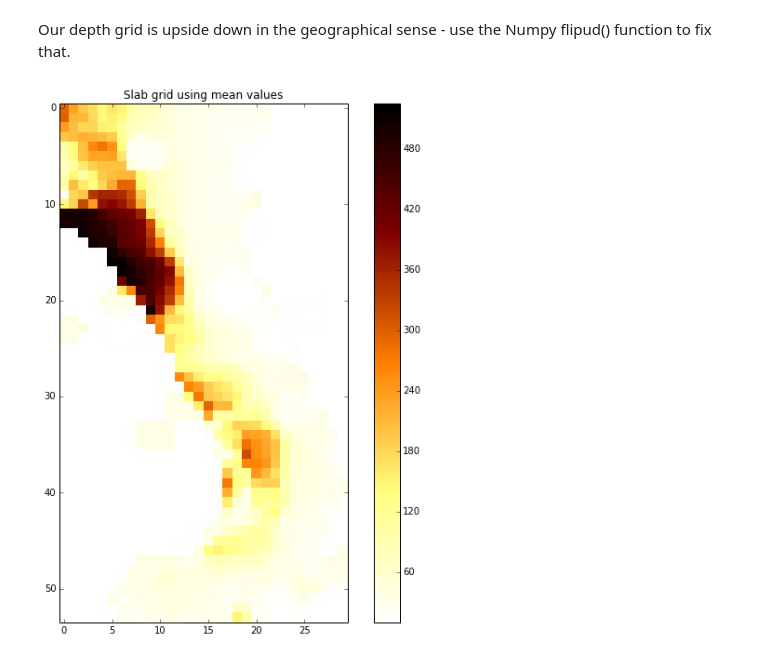
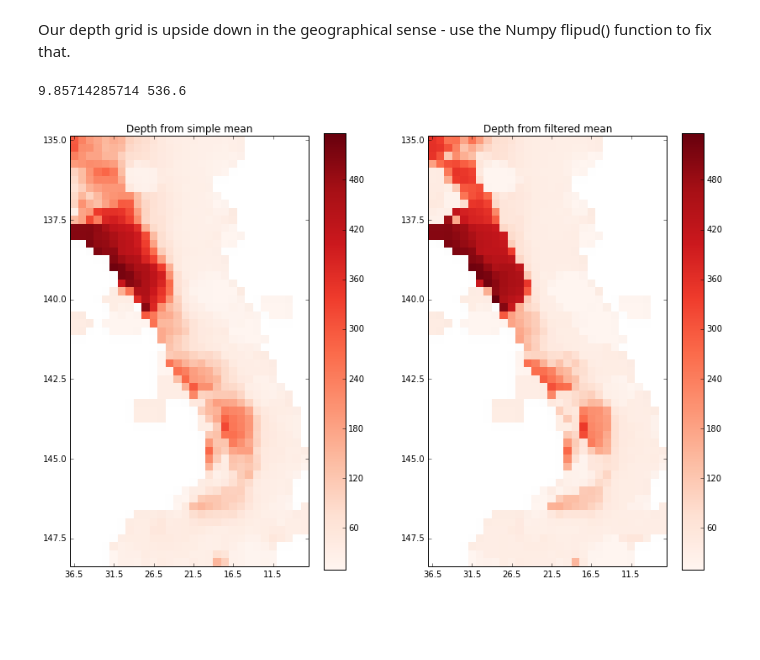
Before and after one commit to usgs/slab2, a Jupyter notebook: notebooks/IntroToSlab2.0.ipynb, the cells around one changed output. Saved outputs shown, nothing was run; the diff lists cells and outputs as text; code cells hidden in the pictures; blank space fills up the shorter version.

```diff
--- a/notebooks/IntroToSlab2.0.ipynb
+++ b/notebooks/IntroToSlab2.0.ipynb
@@ -58,8 +100,20 @@ for i in range(0,len(lats)):
         elon = lons[j]
         elist = getEventsInCircle(elat,elon,radius,eventlist)
         alldepths = np.array([e['depth'] for e in elist])
-        depmean = np.nanmean(alldepths)
-        depths[i,j] = np.nanmean(alldepths)
+        alldepths = alldepths[np.isfinite(alldepths)]
+        if len(alldepths):
+            depmean = np.nanmean(alldepths)
+            mu, std = norm.fit(alldepths)
+            minmag = mu-std
+            maxmag = mu+std
+            filtdepths = alldepths[(alldepths >= minmag) & (alldepths <= maxmag)]
+            fdepmean = np.nanmean(filtdepths)
+        else:
+            depmean = np.NaN
+            fdepmean = np.NaN
+        depths[i,j] = depmean
+        hdepths[i,j] = fdepmean
+        samples[i,j] = len(alldepths)
 tend = datetime.now()
 print 'Creating mean depth grid for %i cells took %.1f seconds' % (nrows*ncols,(tend-tstart).seconds)
 # %% [output]
@@ -68,11 +122,4 @@ Creating mean depth grid for 1620 cells took 40.0 seconds
 Our depth grid is upside down in the geographical sense - use the Numpy flipud() function to fix that.
 # %%
 depths = np.flipud(depths)
+hdepths = np.flipud(hdepths)
-# %%
-fig = plt.figure(figsize=(10,10))
-plt.imshow(depths,cmap='afmhot_r',interpolation='none');
-#plt.imshow(depths,cmap='jet_r',interpolation='none');
-plt.colorbar();
-plt.title('Slab grid using mean values');
-# %% [output]
-[figure, removed]
@@ -78,0 +148,34 @@ plt.title('Slab grid using mean values');
+# %%
+dmin = min(np.nanmin(depths),np.nanmin(hdepths))
+dmax = max(np.nanmax(depths),np.nanmax(hdepths))
+print dmin,dmax
+cmap = 'Reds'
+shrink = 0.93
+fig,axeslist = plt.subplots(nrows=1,ncols=2)
+fig.set_size_inches(14, 10)
+plt.sca(axeslist[0])
+plt.imshow(depths,cmap=cmap,interpolation='none',vmin=dmin,vmax=dmax);
+plt.colorbar(shrink=shrink);
+xlocs,xlabels = plt.xticks();
+ylocs,ylabels = plt.yticks();
+xlabels,ylabels = getticks(lats,lons,ylocs,xlocs);
+axlim = plt.axis();
+plt.xticks(xlocs,xlabels);
+plt.yticks(ylocs,ylabels);
+axlim = plt.axis(axlim);
+plt.title('Depth from simple mean');
+
+plt.sca(axeslist[1])
+plt.imshow(hdepths,cmap=cmap,interpolation='none',vmin=dmin,vmax=dmax);
+plt.colorbar(shrink=shrink);
+xlocs,xlabels = plt.xticks();
+ylocs,ylabels = plt.yticks();
+xlabels,ylabels = getticks(lats,lons,ylocs,xlocs);
+axlim = plt.axis();
+plt.xticks(xlocs,xlabels);
+plt.yticks(ylocs,ylabels);
+axlim = plt.axis(axlim);
+plt.title('Depth from filtered mean');
+# %% [output]
+9.85714285714 536.6
+[figure, added]
```
Also changed, not shown: parts of 7 cells of this notebook.
